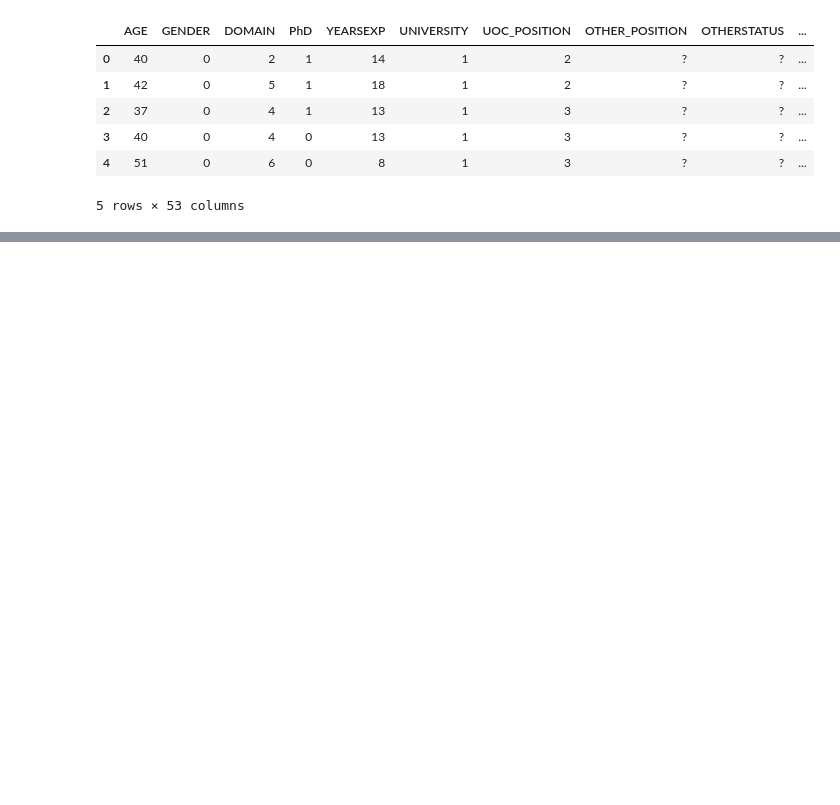
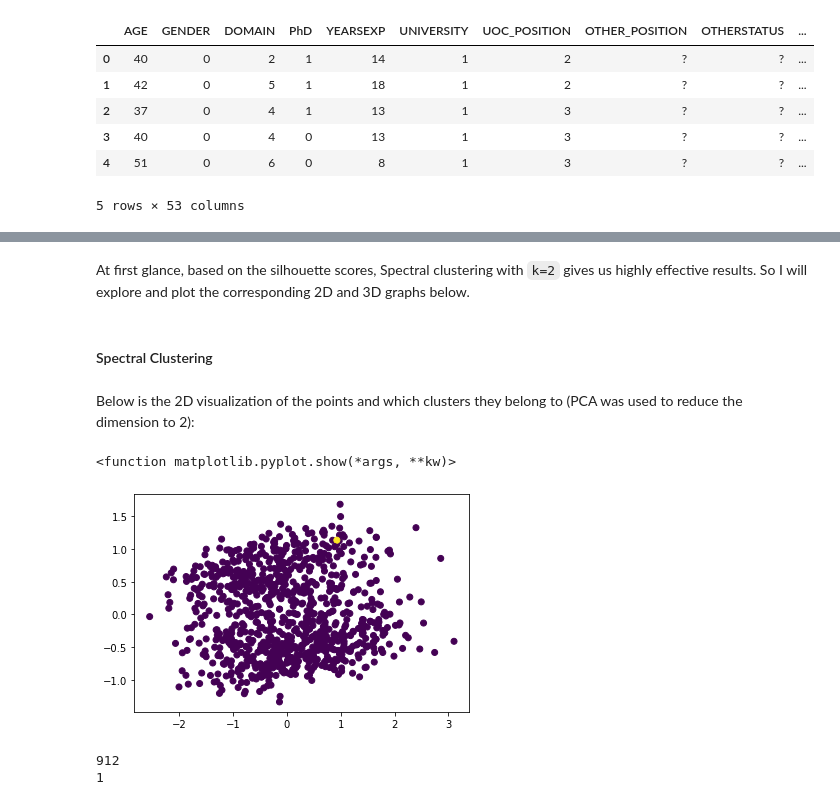
Before and after one commit to vishalhundal/ICX-Data-Science-Challenge, a Jupyter notebook: ICX Media Data Science Challenge.ipynb, the cells around one changed output, grey strips where cells are left out. Drawn from its saved outputs; the diff is of its cells as text; code cells hidden in the pictures; blank space fills up the shorter version.

Commit message:
Completed most clustering

```diff
--- a/ICX Media Data Science Challenge.ipynb
+++ b/ICX Media Data Science Challenge.ipynb
@@ -154,0 +158,6 @@ df
+# %%
+imputer = KNNImputer(n_neighbors=4, weights='uniform')
+imputed_dataset = imputer.fit_transform(df)
+column_names = list(df.columns.values)
+imputed_dataset = pd.DataFrame(data=imputed_dataset, index=None, columns=column_names)
+print(imputed_dataset.shape)
@@ -154,0 +174,6 @@ df
+# %%
+x = imputed_dataset.values
+min_max_scaler = MinMaxScaler()
+x_scaled = min_max_scaler.fit_transform(x)
+df = pd.DataFrame(data=x_scaled, index=None, columns=column_names)
+df
@@ -154,0 +251,29 @@ df
+# %% [markdown]
+At first glance, based on the silhouette scores, Spectral clustering with `k=2` gives us highly effective results. So I will explore and plot the corresponding 2D and 3D graphs below.
+# %% [markdown]
+#### Spectral Clustering
+# %% [markdown]
+Below is the 2D visualization of the points and which clusters they belong to (PCA was used to reduce the dimension to 2):
+# %%
+spectral = SpectralClustering(n_clusters=2)
+labels = spectral.fit_predict(imputed_dataset)
+pca2D = PCA(2)
+plot_columns = pca2D.fit_transform(df)
+plt.scatter(x=plot_columns[:,0], y=plot_columns[:,1], c=labels)
+plt.show
+# %% [output]
+<function matplotlib.pyplot.show(*args, **kw)>
+[figure, added]
+# %%
+cluster_one = 0
+cluster_two = 0
+for label in labels:
+    if label == 0:
+        cluster_one += 1
+    else:
+        cluster_two += 1
+print(cluster_one)
+print(cluster_two)
+# %% [output]
+912
+1
```
Also changed, not shown: parts of 31 cells of this notebook.
